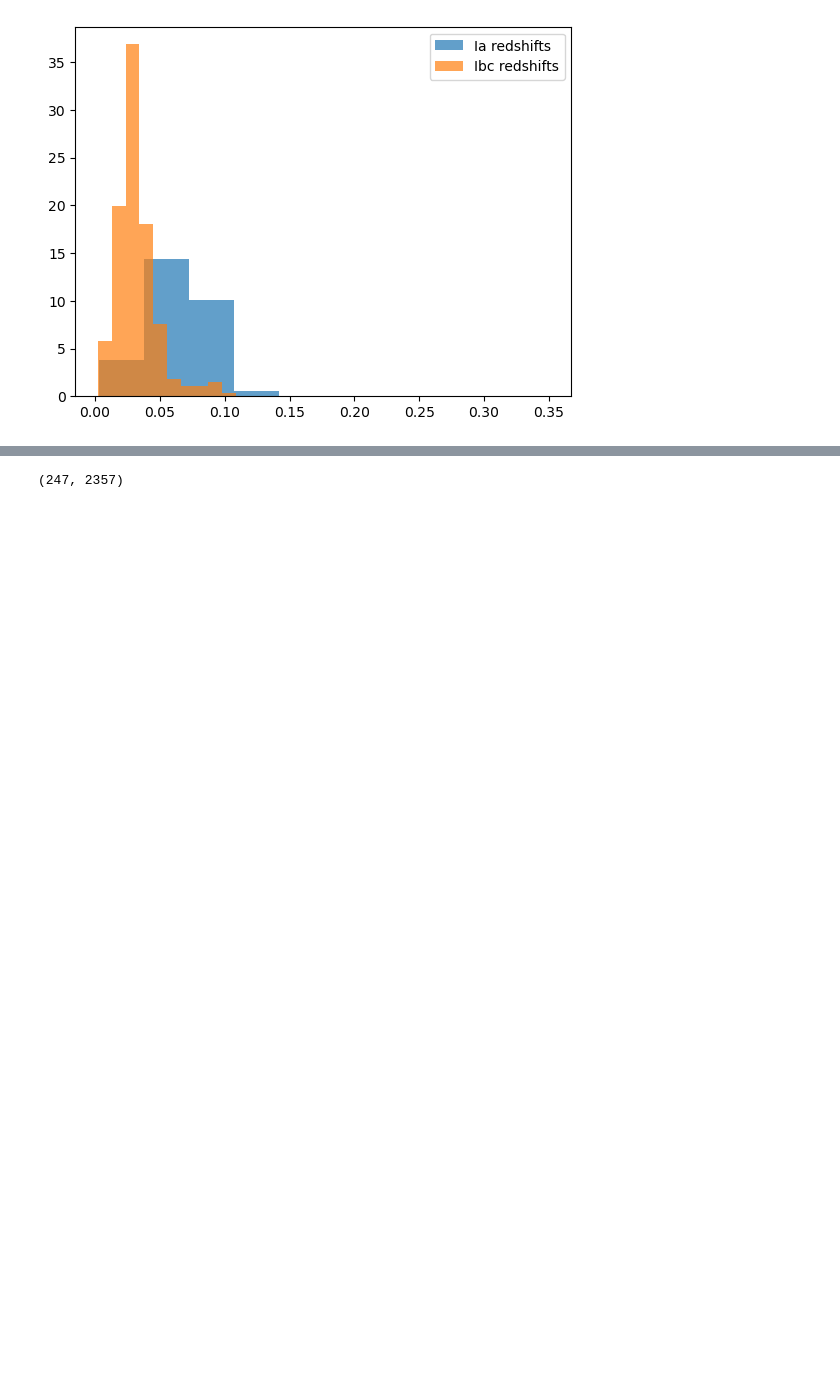
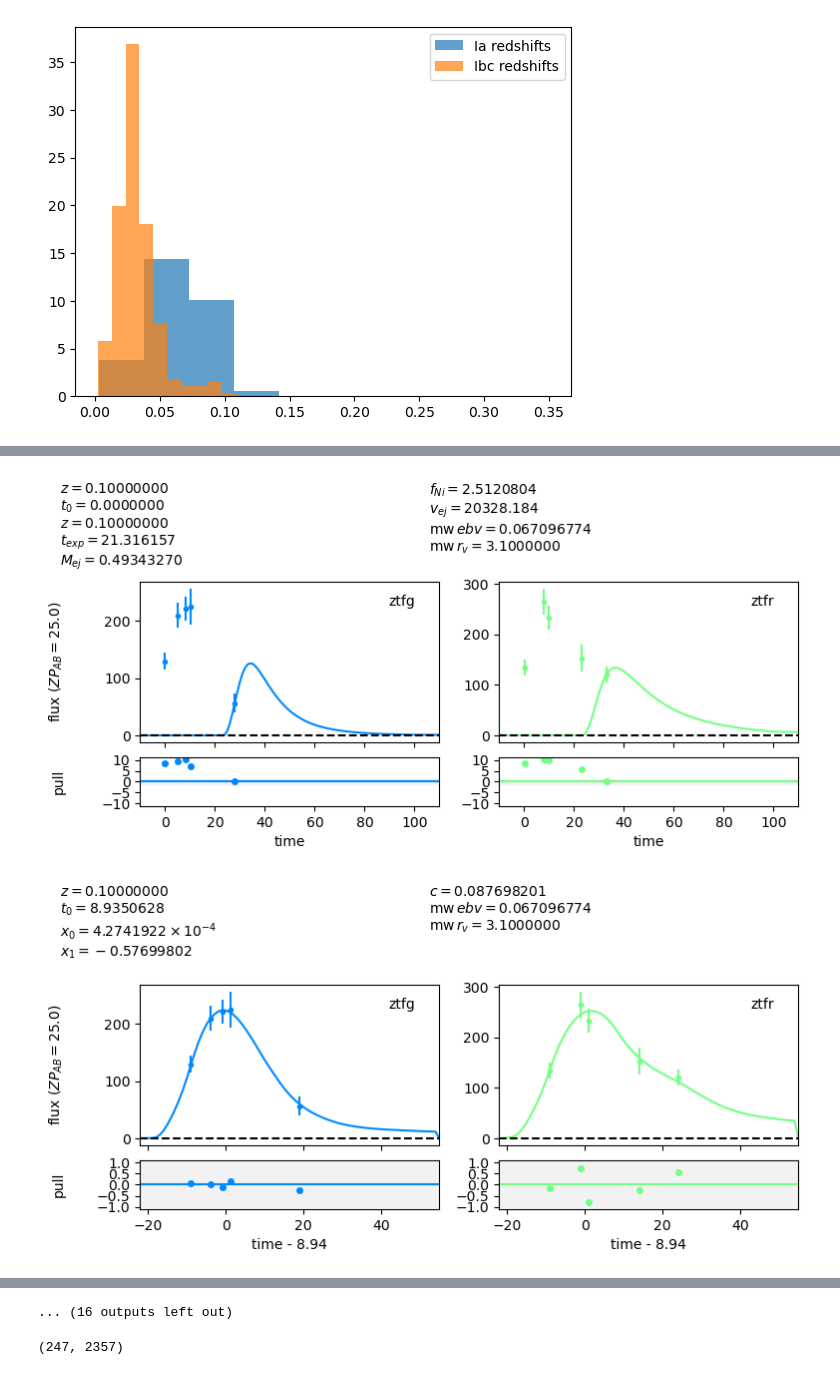
Before and after one commit to asmuzsoy/beams_ext, a Jupyter notebook: fit_real_sne_new.ipynb, the cells around one changed output, grey strips where cells are left out. Saved outputs shown, nothing was run; the diff lists cells and outputs as text; code cells hidden in the pictures; blank space fills up the shorter version.

```diff
--- a/fit_real_sne_new.ipynb
+++ b/fit_real_sne_new.ipynb
@@ -1231,8 +1229,8 @@ plt.legend()
 sn_ia_objects = []
 failed_files = []
 
-for ztfid in valid_ia_ztfids[1:2500]:
-# for ztfid in valid_snia_ztfids[1:10]:
+# for ztfid in valid_ia_ztfids[1:2500]:
+for ztfid in valid_ia_ztfids[1:10]:
 
     try:
         # Read the light curve
@@ -1248,13 +1246,17 @@ for ztfid in valid_ia_ztfids[1:2500]:
 
         #Fit with both models
         # print("here")
-        ia_result, ia_fitted_model = fit_ia_w_dust(this_redshift, true_av = this_av, lcs = [lc_table], redshift='spec')
-        ibc_result, ibc_fitted_model = fit_ibc_w_dust(this_redshift, true_av = this_av, lcs = [lc_table], redshift='spec')
+        # ia_result, ia_fitted_model = fit_ia_w_dust(this_redshift, true_av = this_av, lcs = [lc_table], redshift='spec')
+        # ibc_result, ibc_fitted_model = fit_ibc_w_dust(this_redshift, true_av = this_av, lcs = [lc_table], redshift='spec')
+
+        ia_result, ia_fitted_model = fit_ia_w_dust(this_redshift,  [lc_table], true_av = this_av, redshift='spec')
+        ia_t0 = sncosmo.flatten_result(ia_result)["t0"]
+        ibc_result, ibc_fitted_model = fit_ibc_w_dust(this_redshift, [lc_table], ia_t0, true_av = this_av, redshift='spec')
 
         # Plot fits
-        # sncosmo.plot_lc(lc_table, model=ibc_fitted_model)
-        # sncosmo.plot_lc(lc_table, model=ia_fitted_model)
-        # plt.show()
+        sncosmo.plot_lc(lc_table, model=ibc_fitted_model)
+        sncosmo.plot_lc(lc_table, model=ia_fitted_model)
+        plt.show()
 
 
         # Create real_SN object and store fit results
@@ -1291,0 +1278,2 @@ Failed: 142
+[figure, added]
+[figure, added]
@@ -1292,3 +1290,4 @@ Failed: 142
+... (16 outputs left out)
 # %%
 len(sn_objects), len(sn_ia_objects)
 # %% [output]
```
Also changed, not shown: parts of 4 cells of this notebook.
